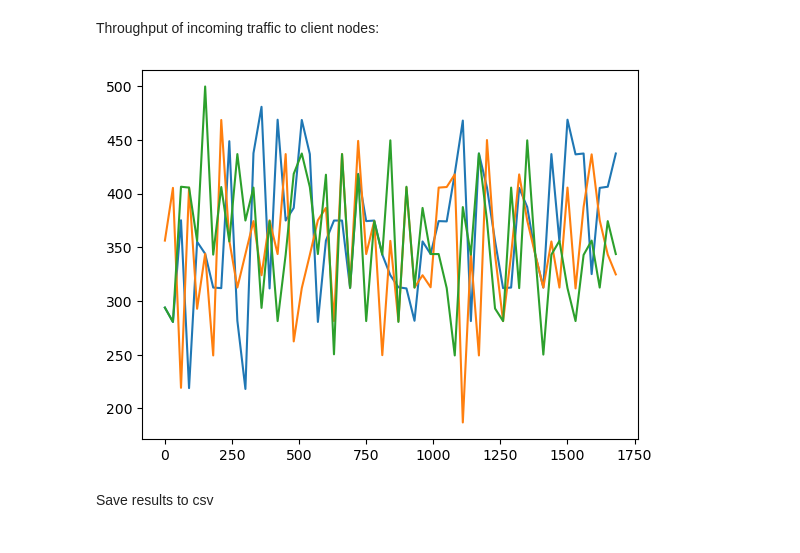
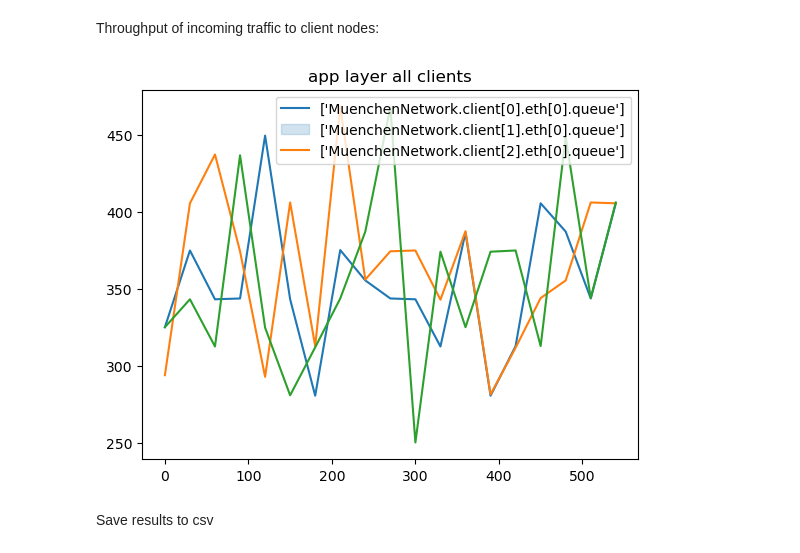
Before and after one commit to joaolucasmartins/NS2022, a Jupyter notebook: result_pipeline/notebook.ipynb, the cells around one changed output. Saved outputs shown, nothing was run; the diff lists cells and outputs as text; code cells hidden in the pictures.

```diff
--- a/result_pipeline/notebook.ipynb
+++ b/result_pipeline/notebook.ipynb
@@ -156,11 +191,9 @@ HERE
 # %% [markdown]
 Throughput of incoming traffic to client nodes:
-# %%
-appLayerIncomingThroughput_Clients = vec[(appLayerThroughput(vec)) & (filterByClients(vec)) & (filterByIncomingTraffic(vec))]
-x = [np.array(i.vectime) for _, i in appLayerIncomingThroughput_Clients.iterrows()]
-y = [np.array(i.vecvalue) for _, i in appLayerIncomingThroughput_Clients.iterrows()]
-plotLine(x, y, 300)
-# %% [output]
-[figure, removed]
+# %%
+appLayerIncomingThroughput_Clients = vec[(appLayerThroughput(vec)) & (filterByClients(vec)) & (filterByIncomingTraffic(vec))]
+plotLine(appLayerIncomingThroughput_Clients, 300, "app layer all clients")
+# %% [output]
+[figure, added]
 # %% [markdown]
 Save results to csv
```
Also changed, not shown: parts of 9 cells of this notebook, 1 other file.
